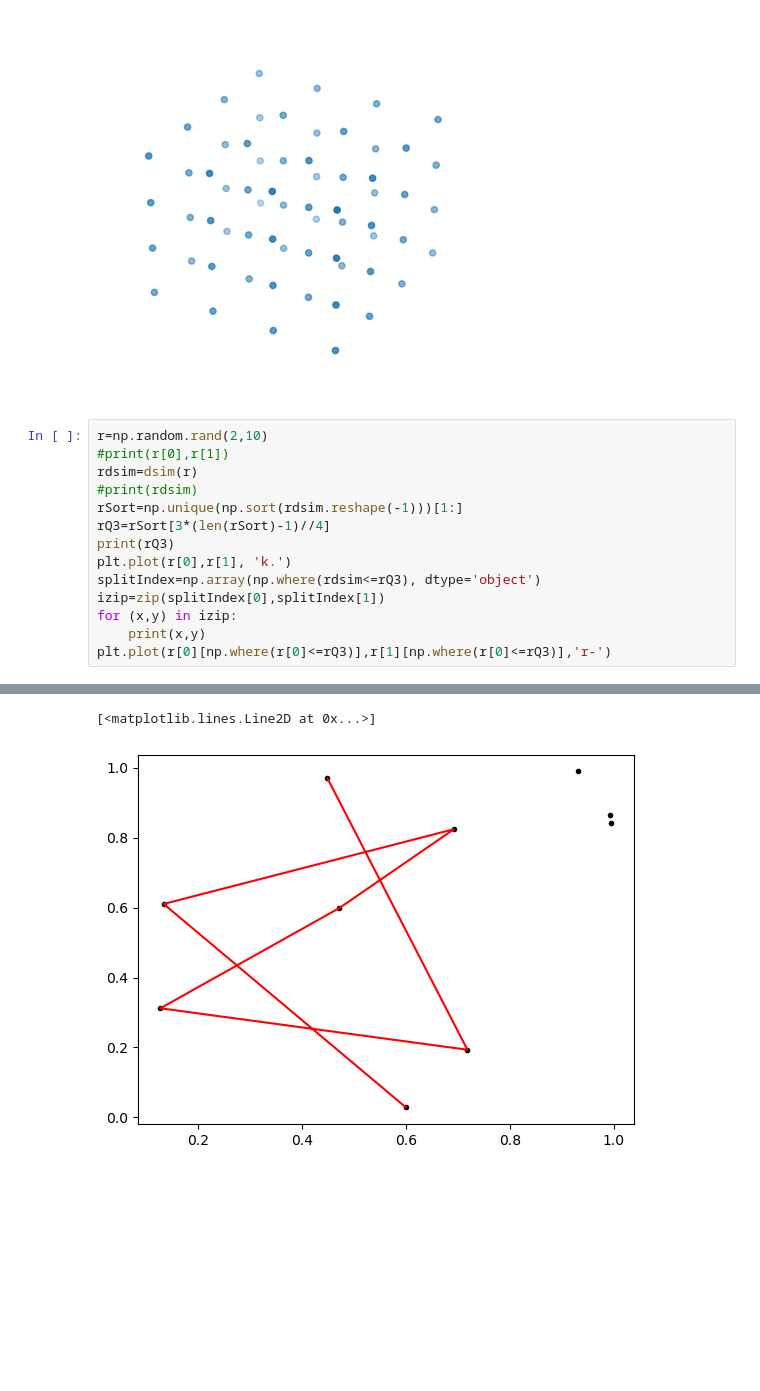
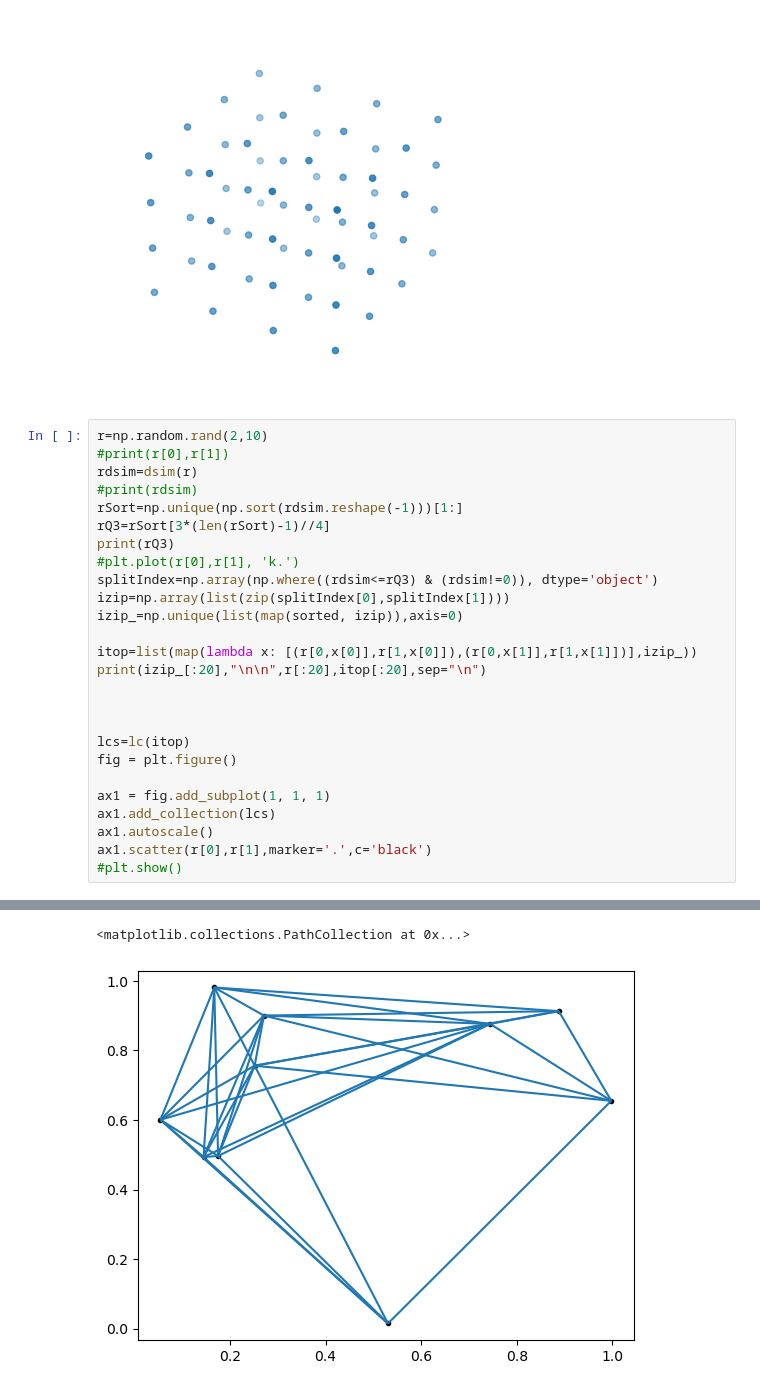
Before and after one commit to Riversjp7/TDA, a Jupyter notebook: TDA.ipynb, the cells around one changed output, grey strips where cells are left out. Cells and saved outputs as stored; diff of their text form; blank space fills up the shorter version.

```diff
--- a/TDA.ipynb
+++ b/TDA.ipynb
@@ -129,10 +130,22 @@ rdsim=dsim(r)
 rSort=np.unique(np.sort(rdsim.reshape(-1)))[1:]
 rQ3=rSort[3*(len(rSort)-1)//4]
 print(rQ3)
-plt.plot(r[0],r[1], 'k.')
-splitIndex=np.array(np.where(rdsim<=rQ3), dtype='object')
-izip=zip(splitIndex[0],splitIndex[1])
-for (x,y) in izip:
-    print(x,y)
-plt.plot(r[0][np.where(r[0]<=rQ3)],r[1][np.where(r[0]<=rQ3)],'r-')
+#plt.plot(r[0],r[1], 'k.')
+splitIndex=np.array(np.where((rdsim<=rQ3) & (rdsim!=0)), dtype='object')
+izip=np.array(list(zip(splitIndex[0],splitIndex[1])))
+izip_=np.unique(list(map(sorted, izip)),axis=0)
+
+itop=list(map(lambda x: [(r[0,x[0]],r[1,x[0]]),(r[0,x[1]],r[1,x[1]])],izip_))
+print(izip_[:20],"\n\n",r[:20],itop[:20],sep="\n")
+
+
+
+lcs=lc(itop)
+fig = plt.figure()
+
+ax1 = fig.add_subplot(1, 1, 1)
+ax1.add_collection(lcs)
+ax1.autoscale()
+ax1.scatter(r[0],r[1],marker='.',c='black')
+#plt.show()
 # %% [output]
@@ -156,2 +169,2 @@ plt.plot(r[0][np.where(r[0]<=rQ3)],r[1][np.where(r[0]<=rQ3)],'r-')
-[<matplotlib.lines.Line2D at 0x...>]
+<matplotlib.collections.PathCollection at 0x...>
-[figure, old version]
+[figure, new version]
```
Also changed, not shown: parts of 4 cells of this notebook, 1 other file.
